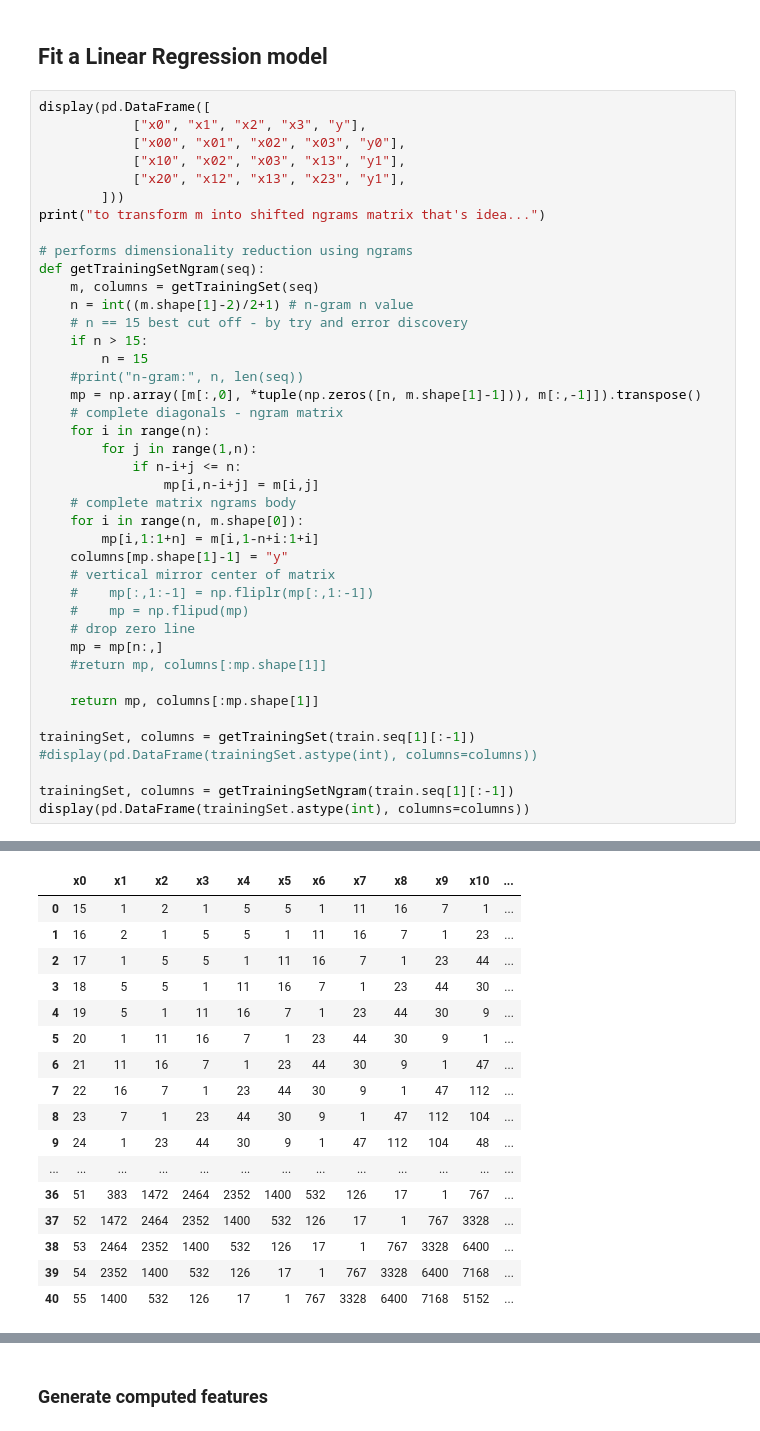
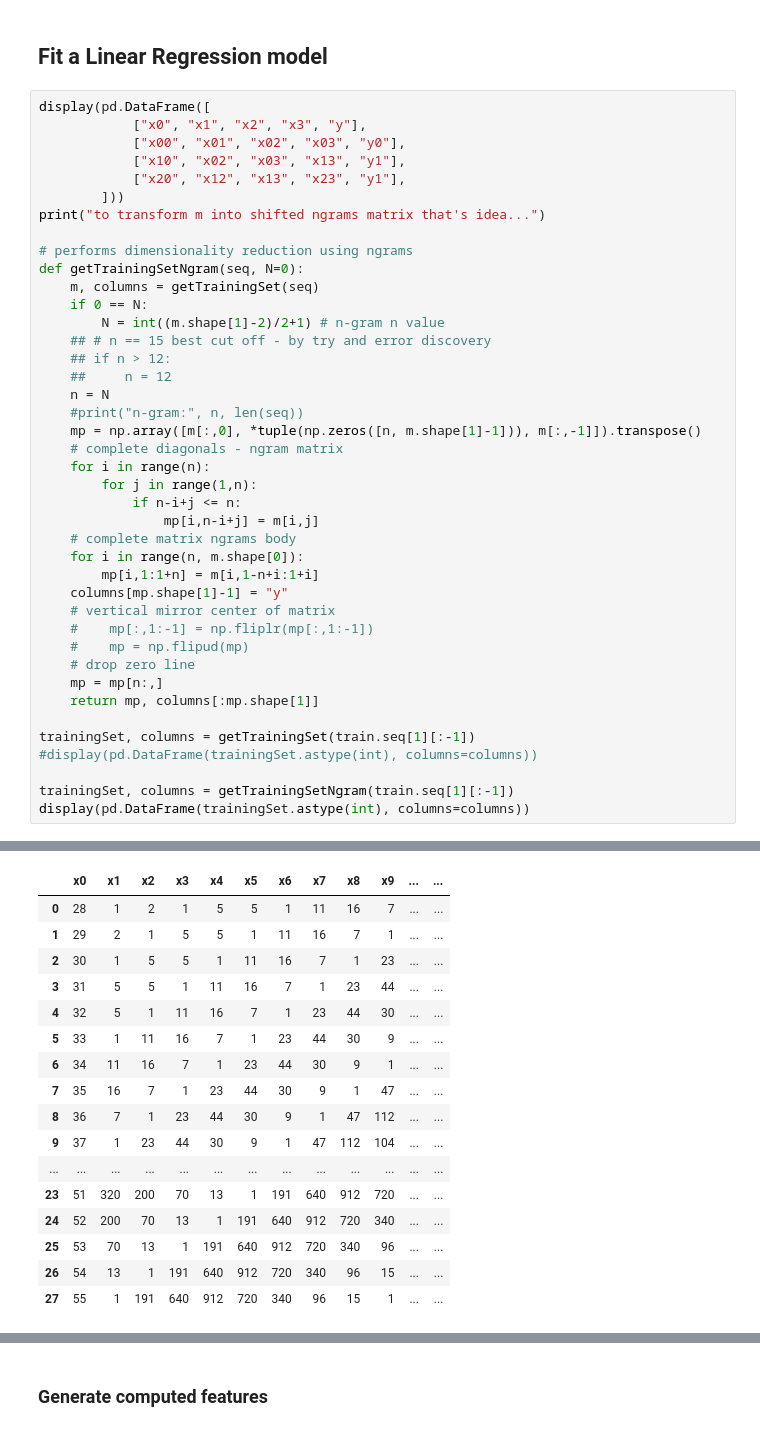
Before and after one commit to gerardobort/kaggle, a Jupyter notebook: integer-sequence-learning/serious approach 1-inspecting.ipynb, the cells around one changed output, grey strips where cells are left out. Saved outputs shown, nothing was run; the diff lists cells and outputs as text.

```diff
--- a/integer-sequence-learning/serious approach 1-inspecting.ipynb
+++ b/integer-sequence-learning/serious approach 1-inspecting.ipynb
@@ -82,58 +82,58 @@ display(pd.DataFrame([
 print("to transform m into shifted ngrams matrix that's idea...")
 
 # performs dimensionality reduction using ngrams
-def getTrainingSetNgram(seq):
+def getTrainingSetNgram(seq, N=0):
     m, columns = getTrainingSet(seq)
-    n = int((m.shape[1]-2)/2+1) # n-gram n value
-    # n == 15 best cut off - by try and error discovery
-    if n > 15:
-        n = 15
+    if 0 == N:
+        N = int((m.shape[1]-2)/2+1) # n-gram n value
+    ## # n == 15 best cut off - by try and error discovery
+    ## if n > 12:
+    ##     n = 12
+    n = N
     #print("n-gram:", n, len(seq))
     mp = np.array([m[:,0], *tuple(np.zeros([n, m.shape[1]-1])), m[:,-1]]).transpose()
     # complete diagonals - ngram matrix
     for i in range(n):
         for j in range(1,n):
             if n-i+j <= n:
                 mp[i,n-i+j] = m[i,j]
     # complete matrix ngrams body
     for i in range(n, m.shape[0]):
         mp[i,1:1+n] = m[i,1-n+i:1+i]
     columns[mp.shape[1]-1] = "y"
     # vertical mirror center of matrix
     #    mp[:,1:-1] = np.fliplr(mp[:,1:-1])
     #    mp = np.flipud(mp)
     # drop zero line
     mp = mp[n:,]
-    #return mp, columns[:mp.shape[1]]
-
     return mp, columns[:mp.shape[1]]
 
 trainingSet, columns = getTrainingSet(train.seq[1][:-1])
 #display(pd.DataFrame(trainingSet.astype(int), columns=columns))
 
 trainingSet, columns = getTrainingSetNgram(train.seq[1][:-1])
 display(pd.DataFrame(trainingSet.astype(int), columns=columns))
 # %% [output]
 |  | 0 | 1 | 2 | 3 | 4 |
 | 0 | x0 | x1 | x2 | x3 | y |
 | 1 | x00 | x01 | x02 | x03 | y0 |
 | 2 | x10 | x02 | x03 | x13 | y1 |
 | 3 | x20 | x12 | x13 | x23 | y1 |
 to transform m into shifted ngrams matrix that's idea...
-|  | x0 | x1 | x2 | x3 | x4 | x5 | x6 | x7 | x8 | x9 | x10 | ... |
-| 0 | 15 | 1 | 2 | 1 | 5 | 5 | 1 | 11 | 16 | 7 | 1 | ... |
-| 1 | 16 | 2 | 1 | 5 | 5 | 1 | 11 | 16 | 7 | 1 | 23 | ... |
-| 2 | 17 | 1 | 5 | 5 | 1 | 11 | 16 | 7 | 1 | 23 | 44 | ... |
-| 3 | 18 | 5 | 5 | 1 | 11 | 16 | 7 | 1 | 23 | 44 | 30 | ... |
-| 4 | 19 | 5 | 1 | 11 | 16 | 7 | 1 | 23 | 44 | 30 | 9 | ... |
-| 5 | 20 | 1 | 11 | 16 | 7 | 1 | 23 | 44 | 30 | 9 | 1 | ... |
-| 6 | 21 | 11 | 16 | 7 | 1 | 23 | 44 | 30 | 9 | 1 | 47 | ... |
-| 7 | 22 | 16 | 7 | 1 | 23 | 44 | 30 | 9 | 1 | 47 | 112 | ... |
-| 8 | 23 | 7 | 1 | 23 | 44 | 30 | 9 | 1 | 47 | 112 | 104 | ... |
-| 9 | 24 | 1 | 23 | 44 | 30 | 9 | 1 | 47 | 112 | 104 | 48 | ... |
+|  | x0 | x1 | x2 | x3 | x4 | x5 | x6 | x7 | x8 | x9 | ... | ... |
+| 0 | 28 | 1 | 2 | 1 | 5 | 5 | 1 | 11 | 16 | 7 | ... | ... |
+| 1 | 29 | 2 | 1 | 5 | 5 | 1 | 11 | 16 | 7 | 1 | ... | ... |
+| 2 | 30 | 1 | 5 | 5 | 1 | 11 | 16 | 7 | 1 | 23 | ... | ... |
+| 3 | 31 | 5 | 5 | 1 | 11 | 16 | 7 | 1 | 23 | 44 | ... | ... |
+| 4 | 32 | 5 | 1 | 11 | 16 | 7 | 1 | 23 | 44 | 30 | ... | ... |
+| 5 | 33 | 1 | 11 | 16 | 7 | 1 | 23 | 44 | 30 | 9 | ... | ... |
+| 6 | 34 | 11 | 16 | 7 | 1 | 23 | 44 | 30 | 9 | 1 | ... | ... |
+| 7 | 35 | 16 | 7 | 1 | 23 | 44 | 30 | 9 | 1 | 47 | ... | ... |
+| 8 | 36 | 7 | 1 | 23 | 44 | 30 | 9 | 1 | 47 | 112 | ... | ... |
+| 9 | 37 | 1 | 23 | 44 | 30 | 9 | 1 | 47 | 112 | 104 | ... | ... |
 | ... | ... | ... | ... | ... | ... | ... | ... | ... | ... | ... | ... | ... |
-| 36 | 51 | 383 | 1472 | 2464 | 2352 | 1400 | 532 | 126 | 17 | 1 | 767 | ... |
-| 37 | 52 | 1472 | 2464 | 2352 | 1400 | 532 | 126 | 17 | 1 | 767 | 3328 | ... |
-| 38 | 53 | 2464 | 2352 | 1400 | 532 | 126 | 17 | 1 | 767 | 3328 | 6400 | ... |
-| 39 | 54 | 2352 | 1400 | 532 | 126 | 17 | 1 | 767 | 3328 | 6400 | 7168 | ... |
-| 40 | 55 | 1400 | 532 | 126 | 17 | 1 | 767 | 3328 | 6400 | 7168 | 5152 | ... |
+| 23 | 51 | 320 | 200 | 70 | 13 | 1 | 191 | 640 | 912 | 720 | ... | ... |
+| 24 | 52 | 200 | 70 | 13 | 1 | 191 | 640 | 912 | 720 | 340 | ... | ... |
+| 25 | 53 | 70 | 13 | 1 | 191 | 640 | 912 | 720 | 340 | 96 | ... | ... |
+| 26 | 54 | 13 | 1 | 191 | 640 | 912 | 720 | 340 | 96 | 15 | ... | ... |
+| 27 | 55 | 1 | 191 | 640 | 912 | 720 | 340 | 96 | 15 | 1 | ... | ... |
```
Also changed, not shown: parts of 5 cells of this notebook, 1 other file.
